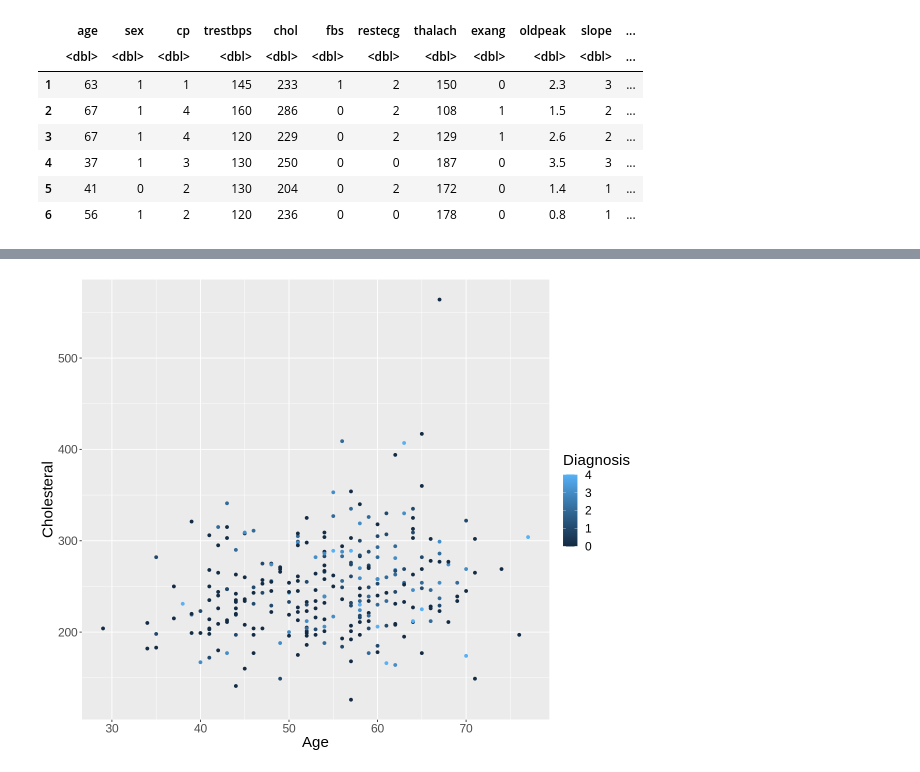
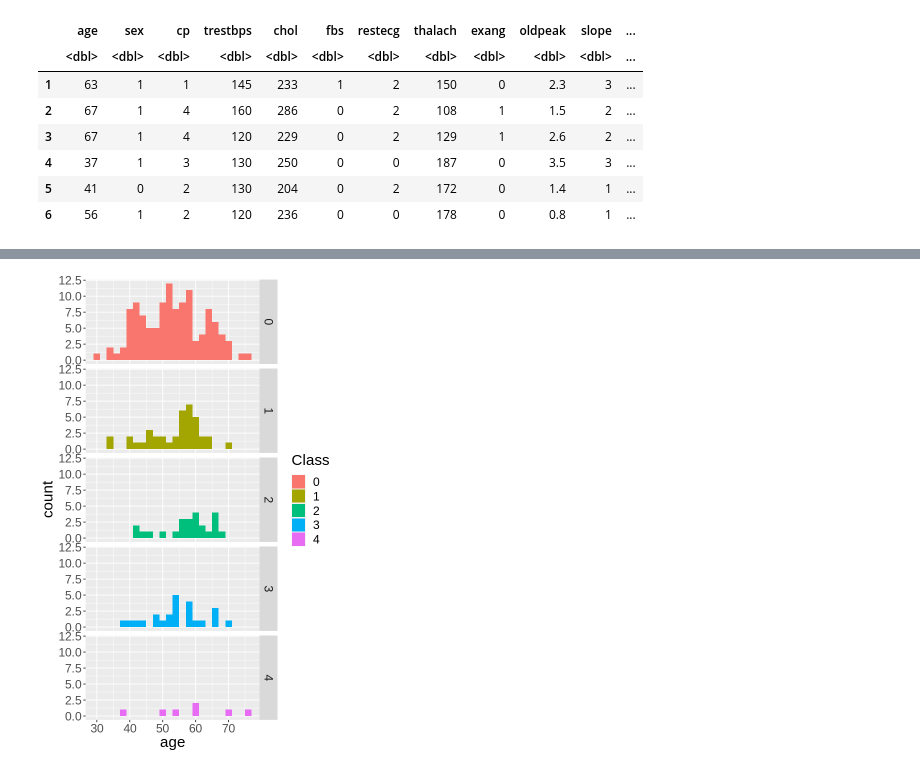
Before and after one commit to jamiema1/Predicting-Heart-Disease-with-KNN-Algorithm, a Jupyter notebook: heart_disease_data.ipynb, the cells around one changed output, grey strips where cells are left out. Saved outputs shown, nothing was run; the diff lists cells and outputs as text; code cells hidden in the pictures.

Commit message:
Split the data into training and test. Added tables and graphs to summarize data

```diff
--- a/heart_disease_data.ipynb
+++ b/heart_disease_data.ipynb
@@ -115,7 +119,8 @@ for (i in 1:(ncol(heart_data_merge)-1)){
 colnames(heart_data_merge) <- cnames
 
 #removes the index column
-heart_data <- select(heart_data_merge, -index)
+heart_data <- select(heart_data_merge, -index) %>%
+            mutate(diagnosis = as_factor(diagnosis))
 head(heart_data_merge)
 # %% [output]
 Warning message in merge.data.frame(., section_4, by = "index"):
@@ -186,3 +191,8 @@ A data.frame: 6 × 14
 | 4 | 37 | 1 | 3 | 130 | 250 | 0 | 0 | 187 | 0 | 3.5 | 3 | ... |
 | 5 | 41 | 0 | 2 | 130 | 204 | 0 | 2 | 172 | 0 | 1.4 | 1 | ... |
 | 6 | 56 | 1 | 2 | 120 | 236 | 0 | 0 | 178 | 0 | 0.8 | 1 | ... |
+# %%
+#splits the data into training and test data
+heart_split <- initial_split(heart_data_attributes, prop = 0.75, strata = Class)
+heart_train <- training(heart_split)
+heart_test <- testing(heart_split)
@@ -189,10 +279,11 @@ A data.frame: 6 × 14
 # %%
-options(repr.plot.width = 10, repr.plot.height = 8)
+options(repr.plot.width = 5, repr.plot.height = 8)
 
-age_vs_chol_plot <- ggplot(heart_data_attributes, aes(x=age, y=chol, colour = num)) +
-                    geom_point() +
-                    labs(x="Age", y="Cholesteral", colour = "Diagnosis") +
-                    theme(text = element_text(size = 18))
-age_vs_chol_plot
+
+age_plot <- ggplot(heart_train, aes(x=age, fill = Class)) +
+            geom_histogram(binwidth = 2) +
+            theme(text = element_text(size = 18)) +
+            facet_grid(rows = vars(Class))
+age_plot
 # %% [output]
-[figure, old version]
+[figure, new version]
```
Also changed, not shown: parts of 6 cells of this notebook.
